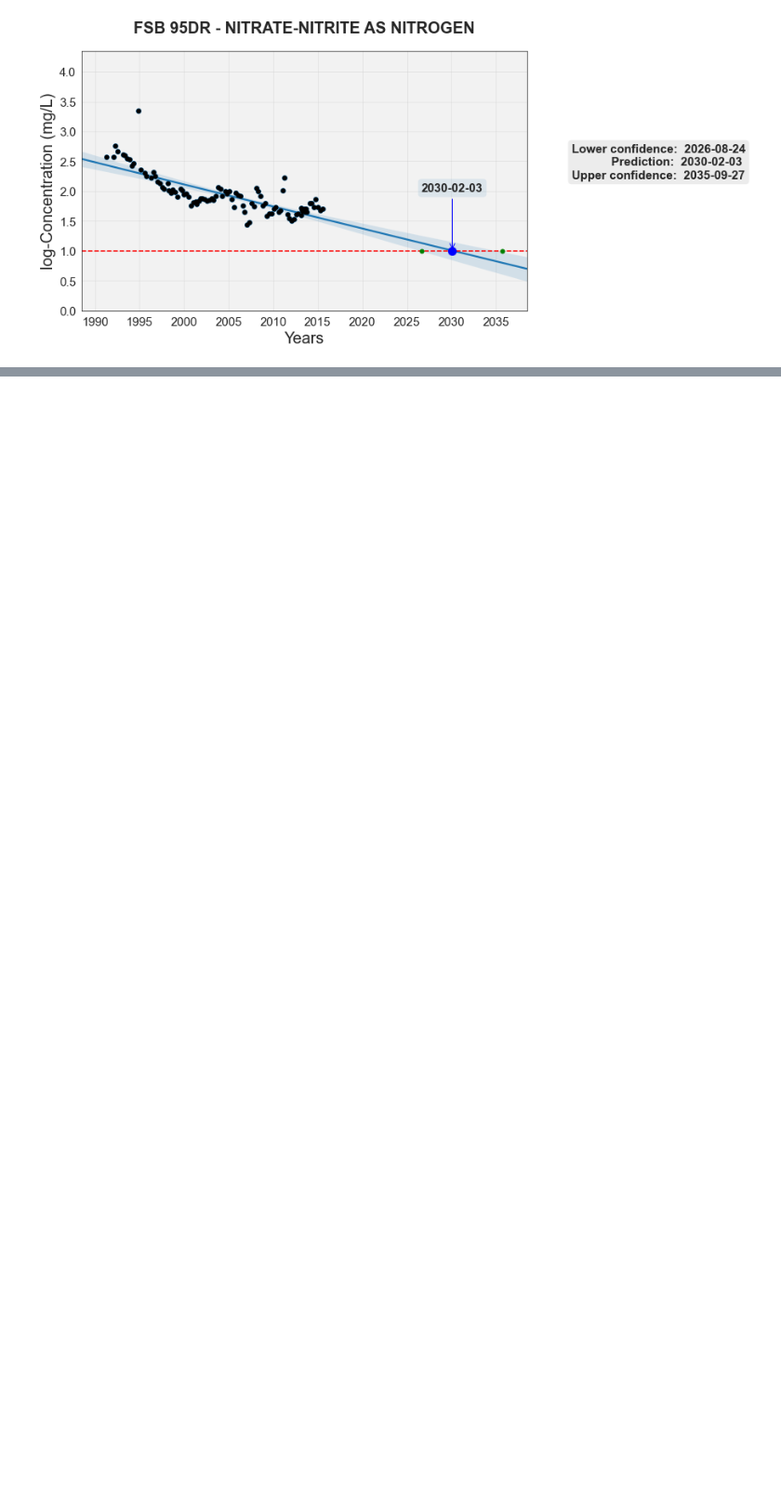
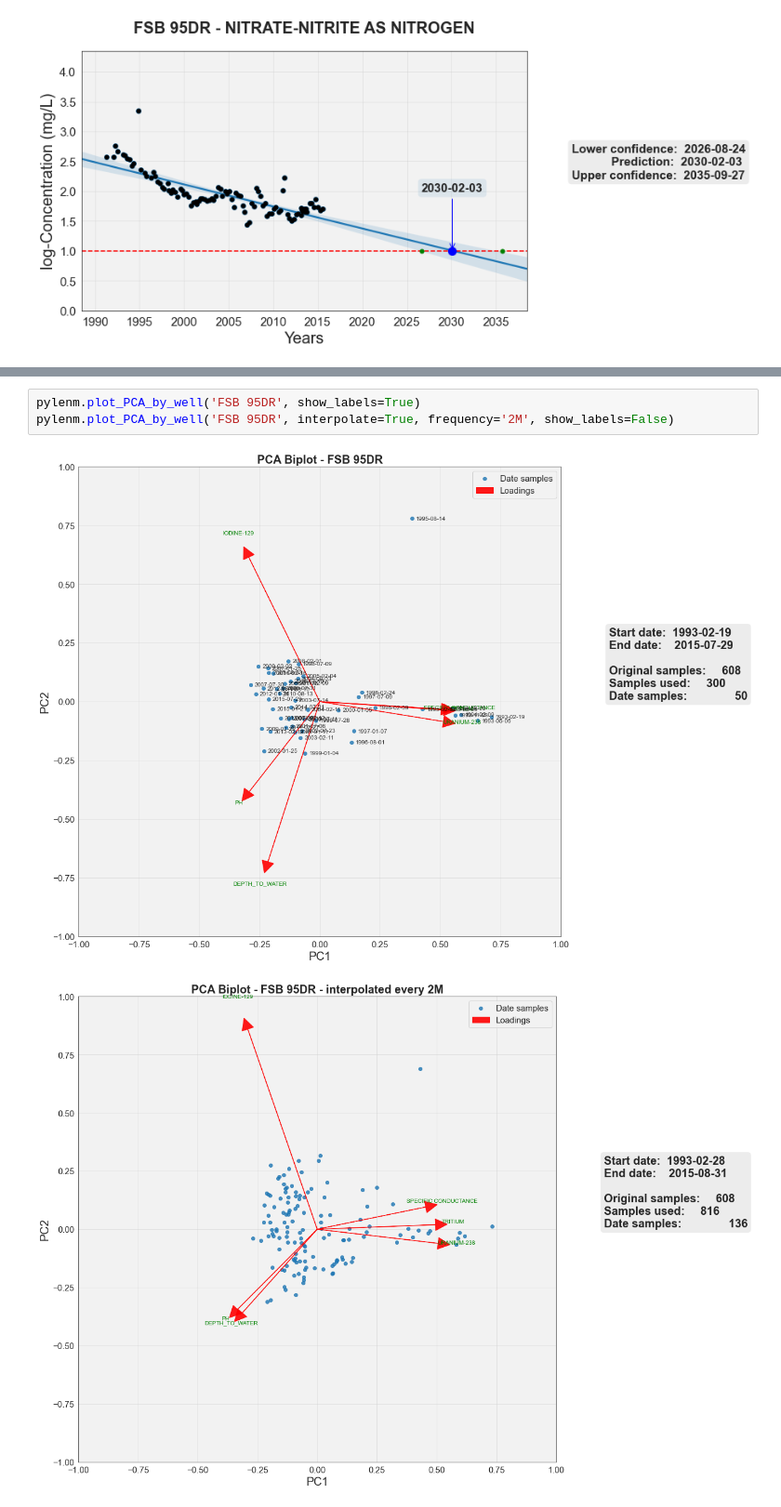
Before and after one commit to AurelienMeray/pylenm, a Jupyter notebook: Guide - pyLEnM package.ipynb, the cells around one changed output, grey strips where cells are left out. Shown at 93% size. Saved outputs shown, nothing was run; the diff lists cells and outputs as text; blank space fills up the shorter version.

```diff
--- a/Guide - pyLEnM package.ipynb
+++ b/Guide - pyLEnM package.ipynb
@@ -348,0 +350,6 @@ pylenm.plot_PCA_by_year(2015, show_labels=False)
+# %%
+pylenm.plot_PCA_by_well('FSB 95DR', show_labels=True)
+pylenm.plot_PCA_by_well('FSB 95DR', interpolate=True, frequency='2M', show_labels=False)
+# %% [output]
+[figure, added]
+[figure, added]
```
Also changed, not shown: parts of 6 cells of this notebook, 3 other files.
